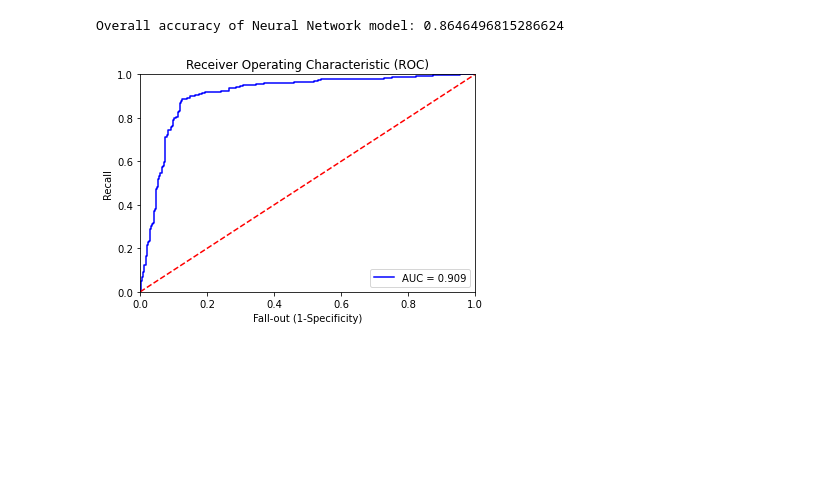
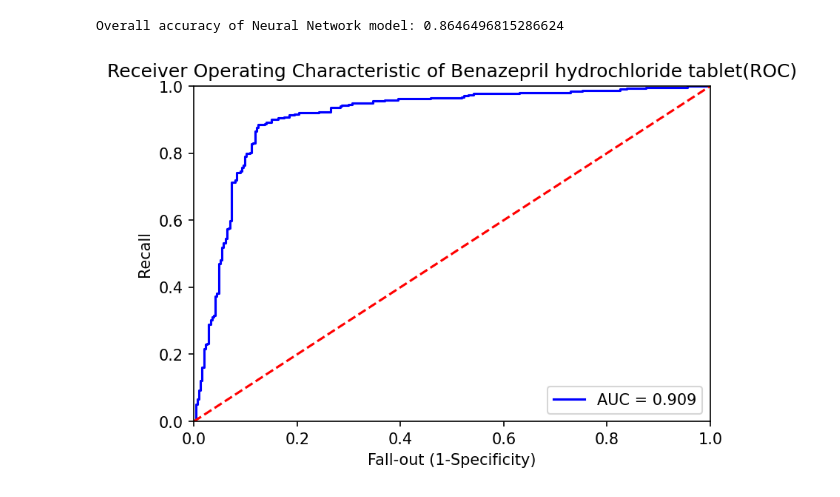
Before and after one commit to Vikram-Shenoy/Computational-Models, a Jupyter notebook: Z_Current/Neural network/Neural_Net - Benazepril .ipynb, the cells around one changed output. Cells and saved outputs as stored; diff of their text form; code cells hidden in the pictures; blank space fills up the shorter version.

```diff
--- a/Z_Current/Neural network/Neural_Net - Benazepril .ipynb
+++ b/Z_Current/Neural network/Neural_Net - Benazepril .ipynb
@@ -180,18 +184,18 @@ Overall accuracy of Neural Network model: 0.8646496815286624
 # %%
 false_positive_rate, recall, thresholds = roc_curve(y_test, predictions_NN_prob)
 roc_auc = auc(false_positive_rate, recall)
-plt.figure()
-plt.title('Receiver Operating Characteristic (ROC)')
+plt.figure(dpi=150)
+plt.title('Receiver Operating Characteristic of Benazepril hydrochloride tablet(ROC)')
 plt.plot(false_positive_rate, recall, 'b', label = 'AUC = %0.3f' %roc_auc)
 plt.legend(loc='lower right')
 plt.plot([0,1], [0,1], 'r--')
 plt.xlim([0.0,1.0])
 plt.ylim([0.0,1.0])
 plt.ylabel('Recall')
 plt.xlabel('Fall-out (1-Specificity)')
 plt.show()
 # %% [output]
-[figure, old version]
+[figure, new version]
 # %%
 cm = confusion_matrix(y_test, predictions_NN_01)
 labels = ['No Default', 'Default']
```
Also changed, not shown: parts of 2 cells of this notebook, 12 other files.
